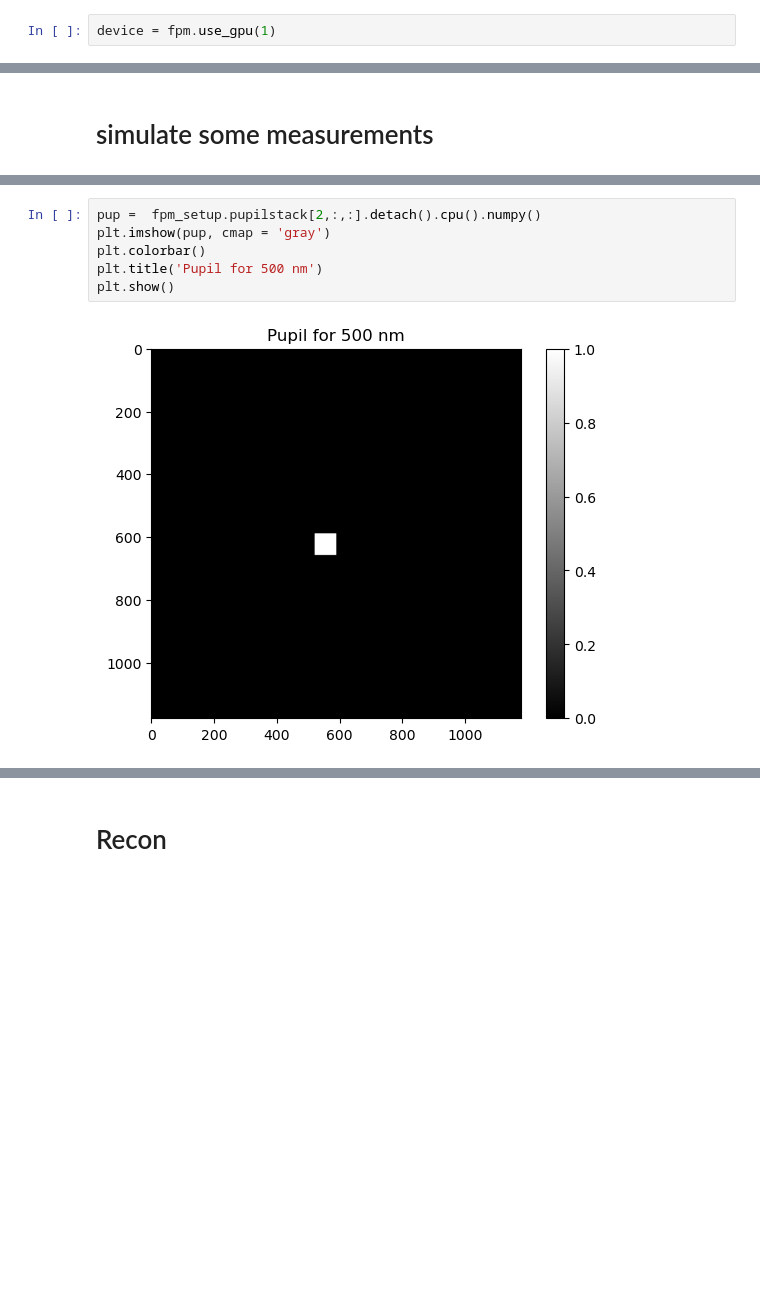
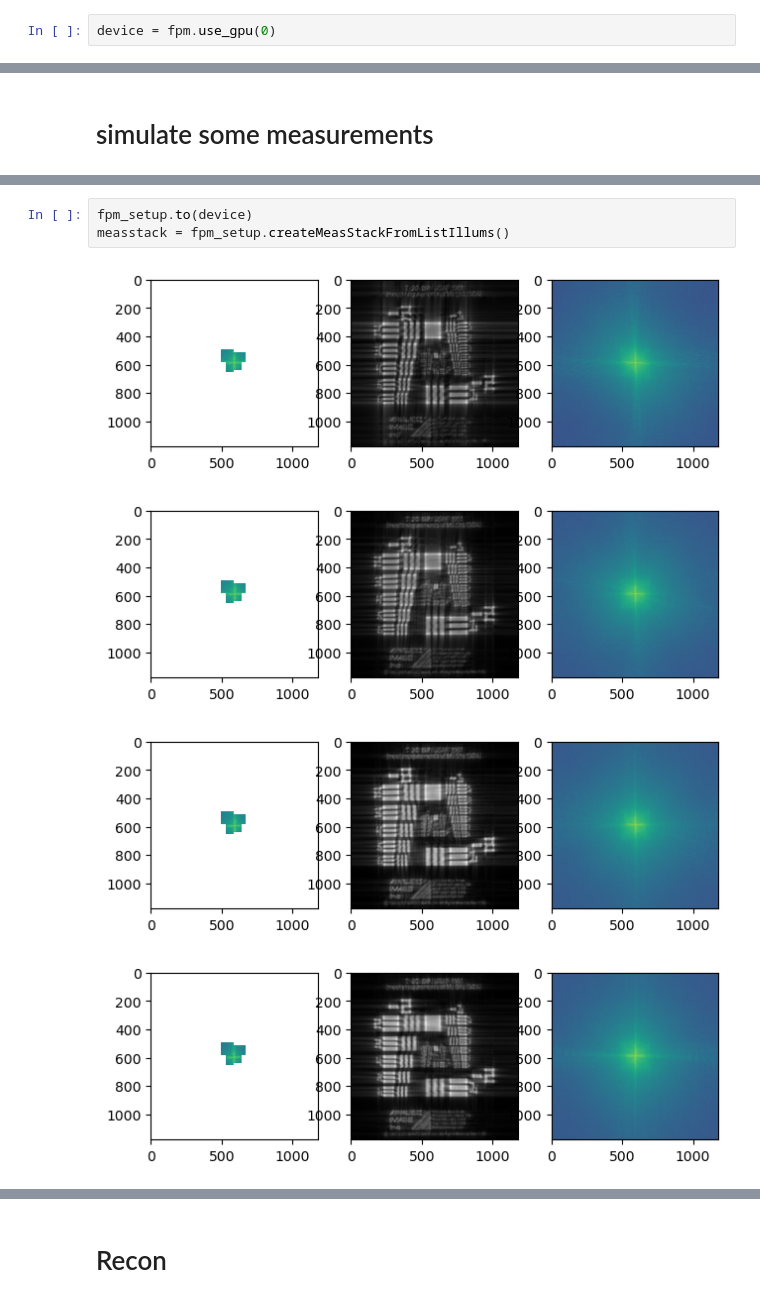
Before and after one commit to neerja/spectral_fourier_ptychography, a Jupyter notebook: spectralfpm_sim.ipynb, the cells around one changed output, grey strips where cells are left out. Drawn from its saved outputs; the diff is of its cells as text; blank space fills up the shorter version.

```diff
--- a/spectralfpm_sim.ipynb
+++ b/spectralfpm_sim.ipynb
@@ -13,5 +13,5 @@ import numpy as np
 import torch
 # plt.style.use('dark_background')
 # %%
-device = fpm.use_gpu(1)
+device = fpm.use_gpu(0)
 # %% [output]
@@ -133,8 +128,8 @@ for wvind in range(fpm_setup.Nw):
-# %%
-pup =  fpm_setup.pupilstack[2,:,:].detach().cpu().numpy()
-plt.imshow(pup, cmap = 'gray')
-plt.colorbar()
-plt.title('Pupil for 500 nm')
-plt.show()
-# %% [output]
-[figure, removed]
+# %%
+fpm_setup.to(device)
+measstack = fpm_setup.createMeasStackFromListIllums()
+# %% [output]
+[figure, added]
+[figure, added]
+[figure, added]
+[figure, added]
```
Also changed, not shown: parts of 6 cells of this notebook, 1 other file.
